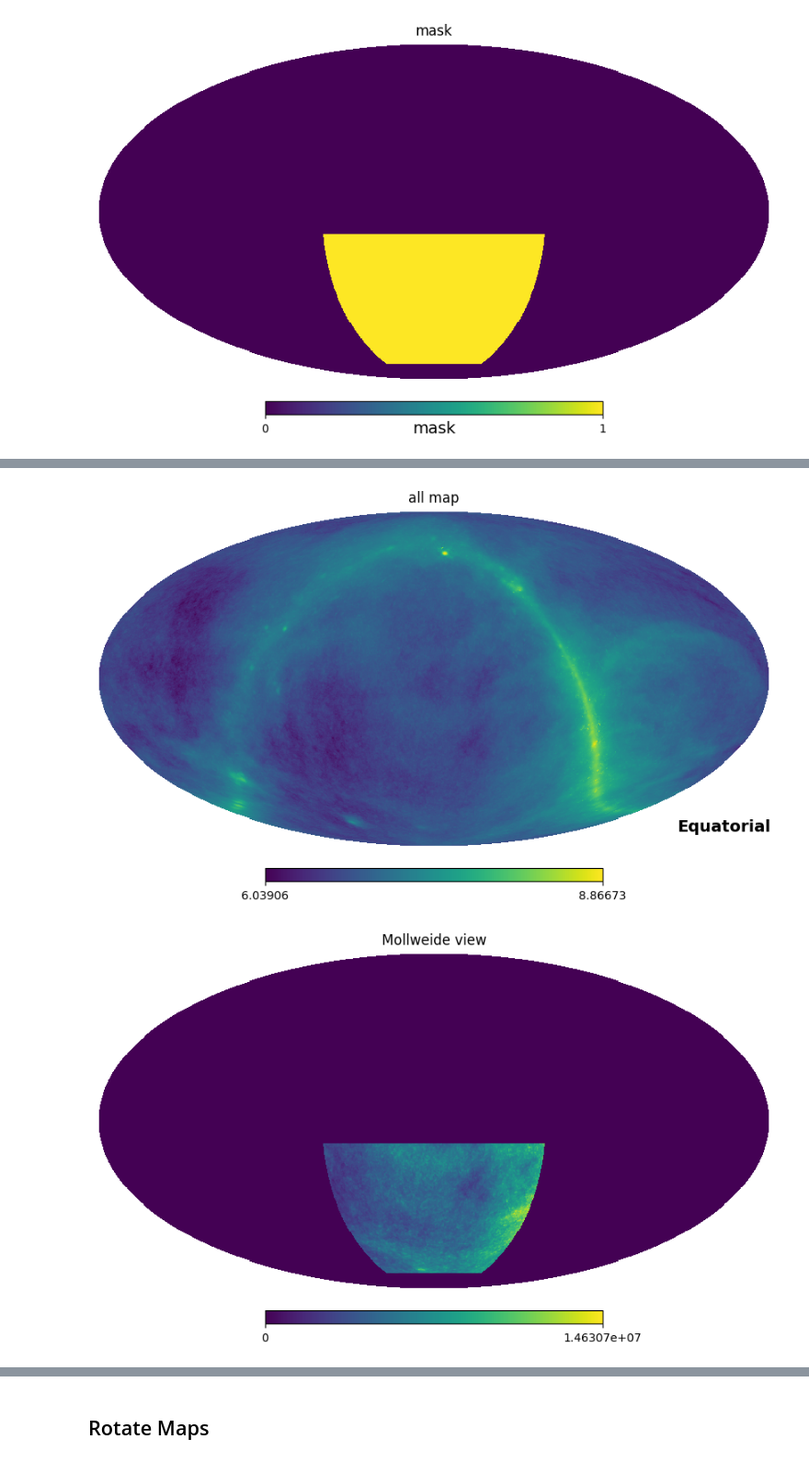
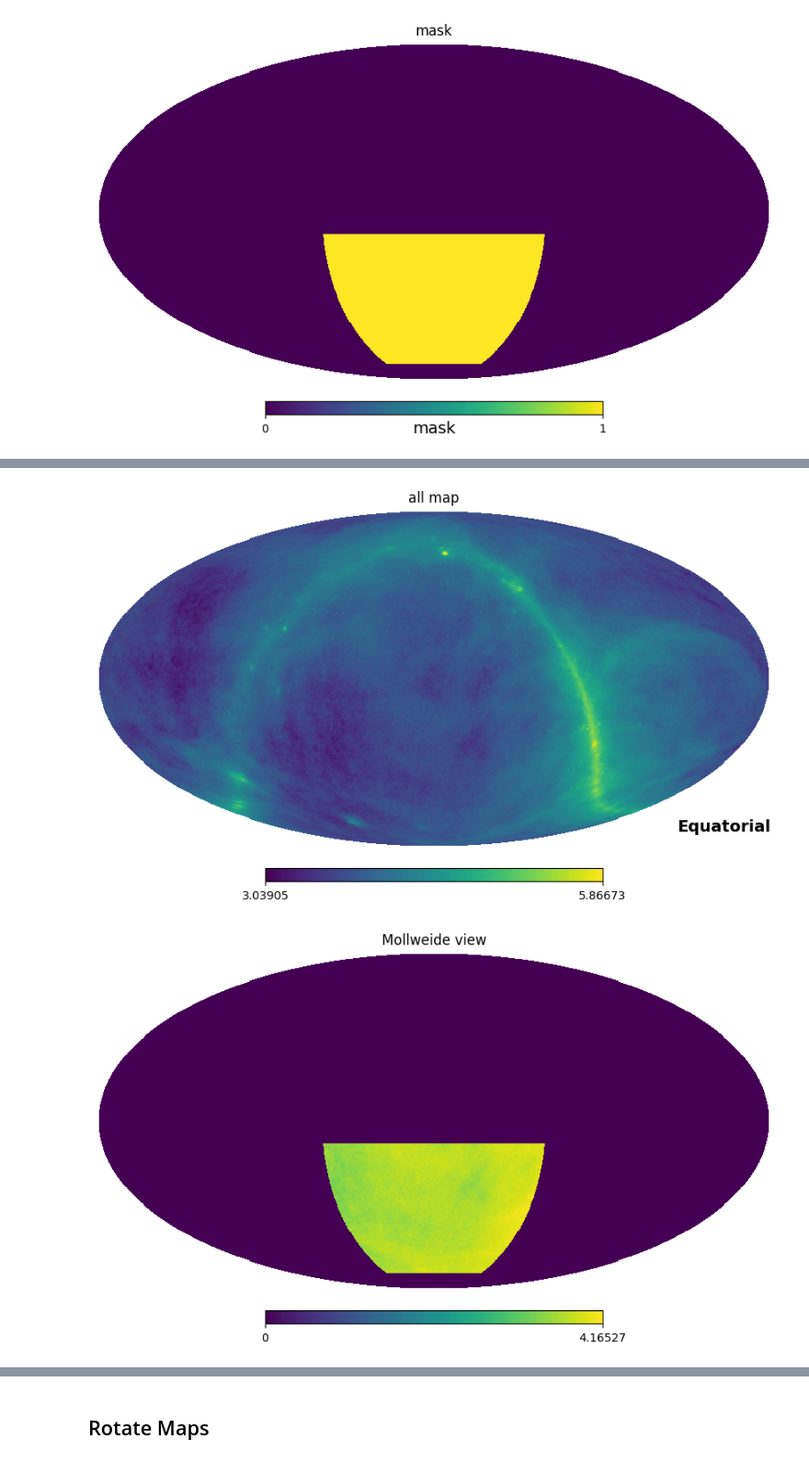
Before and after one commit to urwa99/SMICA_Paper, a Jupyter notebook: Notebooks_1/smica_test.ipynb, the cells around one changed output, grey strips where cells are left out. Shown at 92% size. Saved outputs shown, nothing was run; the diff lists cells and outputs as text; code cells hidden in the pictures.

```diff
--- a/Notebooks_1/smica_test.ipynb
+++ b/Notebooks_1/smica_test.ipynb
@@ -38,5 +38,5 @@ noise=np.load("/home/iloveorcas/MASS_Thesis/results_2/noise_nf.npy")[:-1]*1e3
 # %%
 # hi=np.load('/home/iloveorcas/MASS_Thesis/results_2/hi_maps.npy')
-hi_cl2=np.load('/home/iloveorcas/SMICA_Paper/Notebooks_1/cal_hi_cov.npy')
+hi_cl2=np.load('/home/iloveorcas/SMICA_Paper/Notebooks_1/cal_hi_cov_mK.npy')
 cl_hi = np.transpose(hi_cl2, (2, 0, 1))
-hi_maps= np.load("HI_map_cal.npy")
+hi_maps= np.load("/home/iloveorcas/MASS_Thesis/results_2/hi_maps_mK.npy")
@@ -52,12 +56,12 @@ hp.mollview(rotated_h*mask)
 # %%
-hp.mollview(np.log10(sync[0]+ff[0]+ hi_maps[0]), coord=['G', 'C'], title="all map")
+hp.mollview(np.log10(sync[0]*1e-3+ff[0]*1e-3+ hi_maps[0]), coord=['G', 'C'], title="all map")
 # rot_s=hp.rotator.Rotator(coord=['G', 'C'])
-rotated_a=rot.rotate_map_pixel(sync[0]+ff[0]+hi_maps[0])
+rotated_a=rot.rotate_map_pixel((sync[0] +ff[0])*1e-3 + hi_maps[0])
 
-hp.mollview((rotated_a)*mask)
+hp.mollview((np.log10(rotated_a))*mask)
 # %% [output]
 [figure]
-[figure, old version]
+[figure, new version]
 # %%
 nside=256
 npix=hp.nside2npix(nside)
```
Also changed, not shown: parts of 31 cells of this notebook.
